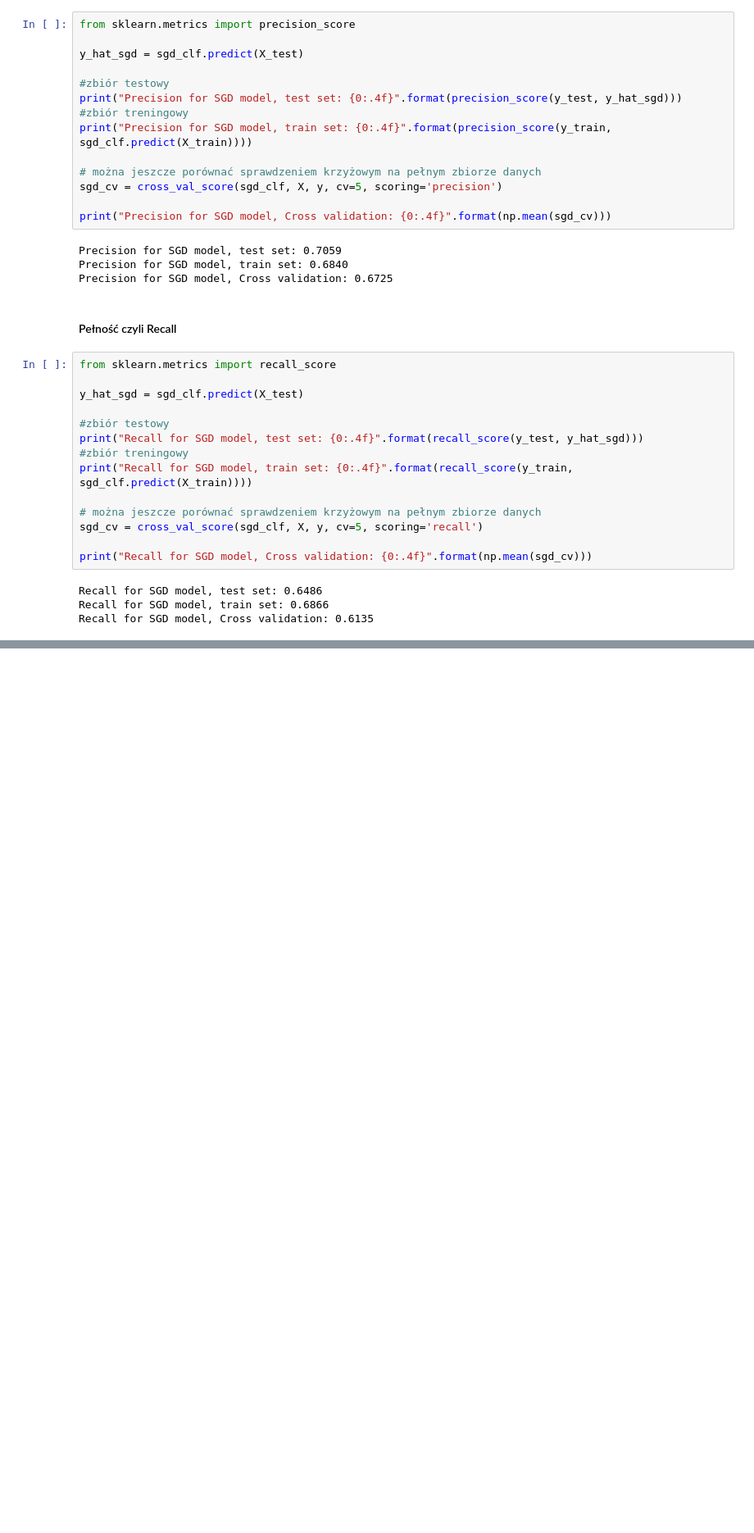
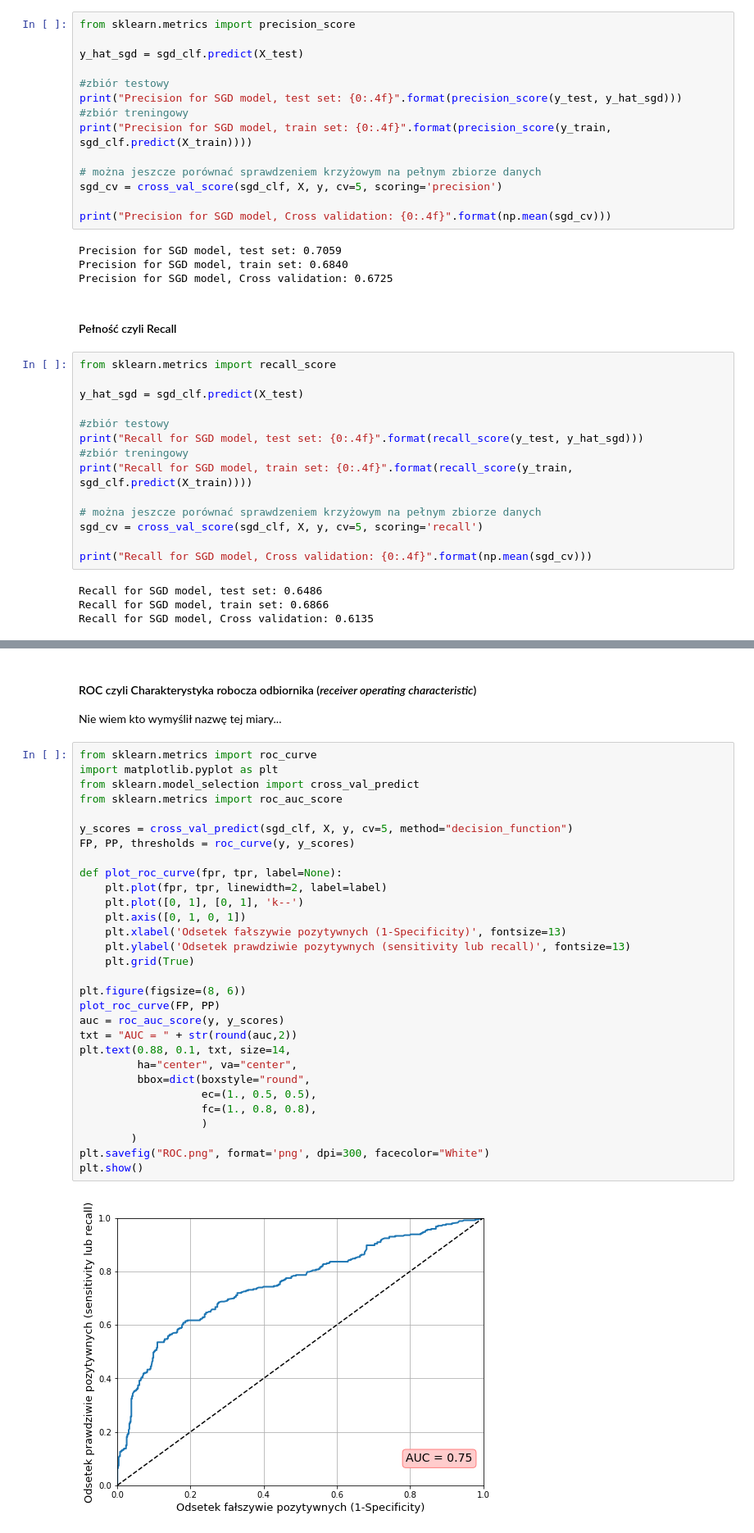
Before and after one commit to krisz17/performance_measure, a Jupyter notebook: Measure_performance.ipynb, the cells around one changed output, grey strips where cells are left out. Shown: that part at 82% size. Saved outputs shown, nothing was run; the diff lists cells and outputs as text; blank space fills up the shorter version.

```diff
--- a/Measure_performance.ipynb
+++ b/Measure_performance.ipynb
@@ -292,0 +347,35 @@ Recall for SGD model, Cross validation: 0.6135
+# %% [markdown]
+#### ROC czyli Charakterystyka robocza odbiornika (_receiver operating characteristic_)
+Nie wiem kto wymyślił nazwę tej miary...
+# %%
+from sklearn.metrics import roc_curve
+import matplotlib.pyplot as plt
+from sklearn.model_selection import cross_val_predict
+from sklearn.metrics import roc_auc_score
+
+y_scores = cross_val_predict(sgd_clf, X, y, cv=5, method="decision_function")
+FP, PP, thresholds = roc_curve(y, y_scores)
+
+def plot_roc_curve(fpr, tpr, label=None):
+    plt.plot(fpr, tpr, linewidth=2, label=label)
+    plt.plot([0, 1], [0, 1], 'k--')
+    plt.axis([0, 1, 0, 1])
+    plt.xlabel('Odsetek fałszywie pozytywnych (1-Specificity)', fontsize=13)
+    plt.ylabel('Odsetek prawdziwie pozytywnych (sensitivity lub recall)', fontsize=13)
+    plt.grid(True)
+
+plt.figure(figsize=(8, 6))
+plot_roc_curve(FP, PP)
+auc = roc_auc_score(y, y_scores)
+txt = "AUC = " + str(round(auc,2))
+plt.text(0.88, 0.1, txt, size=14,
+         ha="center", va="center",
+         bbox=dict(boxstyle="round",
+                   ec=(1., 0.5, 0.5),
+                   fc=(1., 0.8, 0.8),
+                   )
+        )
+plt.savefig("ROC.png", format='png', dpi=300, facecolor="White")
+plt.show()
+# %% [output]
+[figure, added]
```
Also changed, not shown: parts of 6 cells of this notebook, 1 other file.
